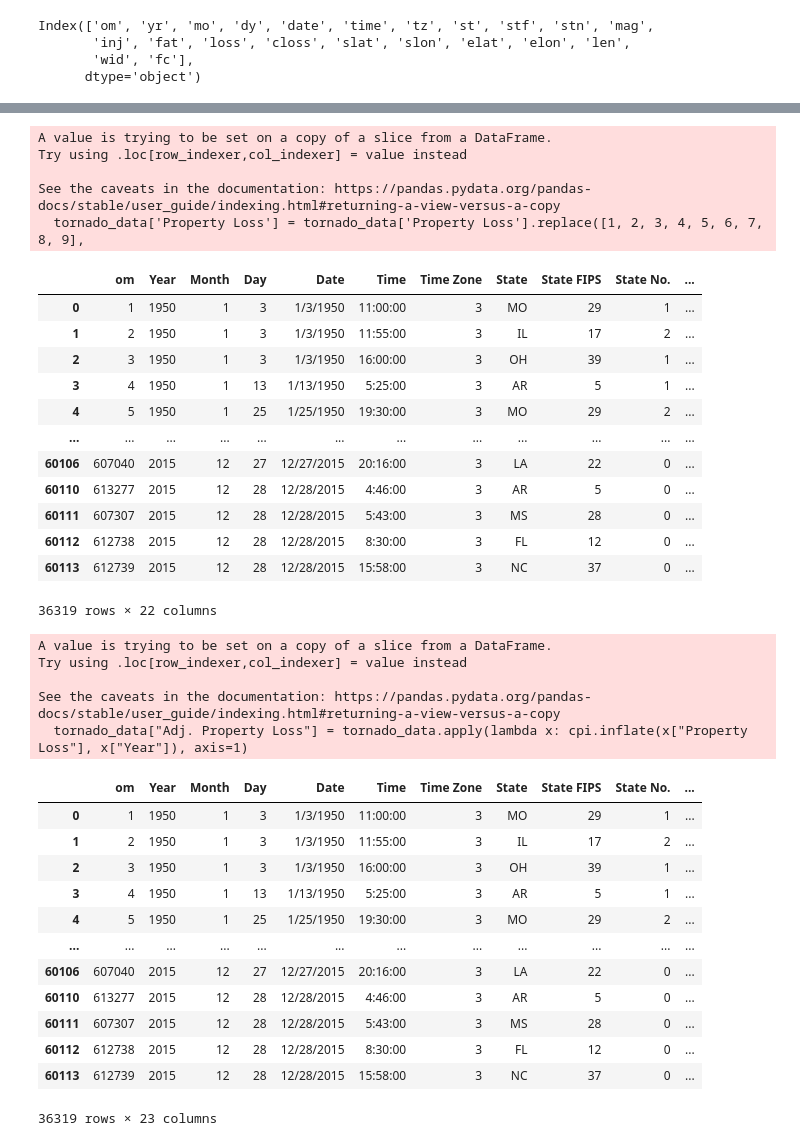
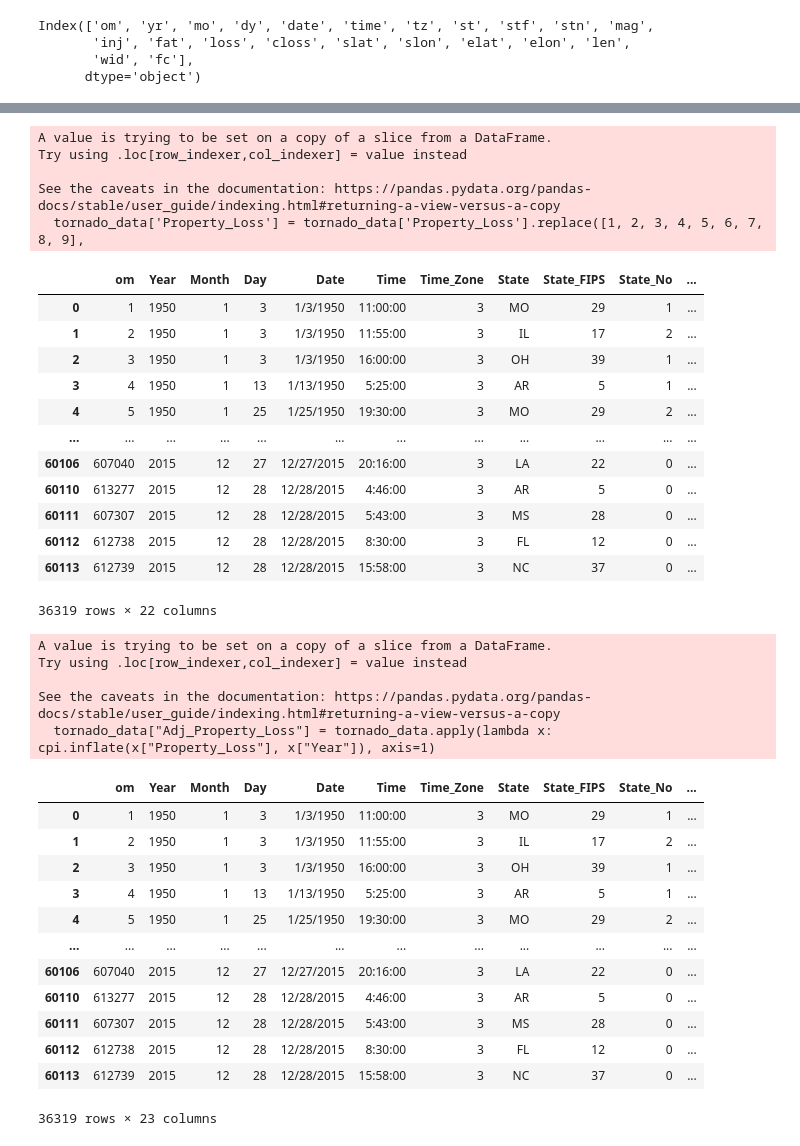
Before and after one commit to lmarksman/Project4, a Jupyter notebook: Final_Project_models.ipynb, the cells around one changed output, grey strips where cells are left out. Cells and saved outputs as stored; diff of their text form; code cells hidden in the pictures.

```diff
--- a/Final_Project_models.ipynb
+++ b/Final_Project_models.ipynb
@@ -20,10 +21,10 @@ Index(['om', 'yr', 'mo', 'dy', 'date', 'time', 'tz', 'st', 'stf', 'stn', 'mag',
       dtype='object')
 # %%
 # Clean up file
-tornado_data.rename(columns = {'yr':'Year', 'mo':'Month','dy':'Day','date':'Date','time':'Time','tz':'Time Zone',
-                               'st':'State','stf':'State FIPS','stn':'State No.','mag':'Magnitude','inj':'Injuries',
-                               'fat':'Fatalities','loss':'Property Loss','closs':'Crop Loss','slat':'Starting Lat',
-                               'slon':'Starting Lon','elat':'Ending Lat','elon':'Ending Lon','len':'Length',
+tornado_data.rename(columns = {'yr':'Year', 'mo':'Month','dy':'Day','date':'Date','time':'Time','tz':'Time_Zone',
+                               'st':'State','stf':'State_FIPS','stn':'State_No','mag':'Magnitude','inj':'Injuries',
+                               'fat':'Fatalities','loss':'Property_Loss','closs':'Crop_Loss','slat':'Starting_Lat',
+                               'slon':'Starting_Lon','elat':'Ending_Lat','elon':'Ending_Lon','len':'Length',
                                'wid':'Width'}, inplace = True)
 tornado_data
 # %% [output]
@@ -42,6 +43,6 @@ tornado_data
 60114 rows × 22 columns
 # %%
 # Remove zeroes from Property Loss column
-tornado_data = tornado_data[tornado_data['Property Loss'] > 0]
+tornado_data = tornado_data[tornado_data['Property_Loss'] > 0]
 tornado_data
 # %% [output]
@@ -70,7 +71,7 @@ tornado_data
 # 8 = 275
 # 9 = 2750
 
-tornado_data['Property Loss'] = tornado_data['Property Loss'].replace([1, 2, 3, 4, 5, 6, 7, 8, 9],
+tornado_data['Property_Loss'] = tornado_data['Property_Loss'].replace([1, 2, 3, 4, 5, 6, 7, 8, 9],
                                     [.000025, .000275, .00275, .0275, .275, 2.75, 27.5, 275, 2750])
 tornado_data
 # %% [output]
@@ -78,8 +79,8 @@ A value is trying to be set on a copy of a slice from a DataFrame.
 Try using .loc[row_indexer,col_indexer] = value instead
 
 See the caveats in the documentation: https://pandas.pydata.org/pandas-docs/stable/user_guide/indexing.html#returning-a-view-versus-a-copy
-  tornado_data['Property Loss'] = tornado_data['Property Loss'].replace([1, 2, 3, 4, 5, 6, 7, 8, 9],
+  tornado_data['Property_Loss'] = tornado_data['Property_Loss'].replace([1, 2, 3, 4, 5, 6, 7, 8, 9],
-|  | om | Year | Month | Day | Date | Time | Time Zone | State | State FIPS | State No. | ... |
+|  | om | Year | Month | Day | Date | Time | Time_Zone | State | State_FIPS | State_No | ... |
 | 0 | 1 | 1950 | 1 | 3 | 1/3/1950 | 11:00:00 | 3 | MO | 29 | 1 | ... |
 | 1 | 2 | 1950 | 1 | 3 | 1/3/1950 | 11:55:00 | 3 | IL | 17 | 2 | ... |
 | 2 | 3 | 1950 | 1 | 3 | 1/3/1950 | 16:00:00 | 3 | OH | 39 | 1 | ... |
@@ -94,16 +95,16 @@ See the caveats in the documentation: https://pandas.pydata.org/pandas-docs/stab
 36319 rows × 22 columns
 # %%
 # Adjust $ amount for inflation
-tornado_data["Adj. Property Loss"] = tornado_data.apply(lambda x: cpi.inflate(x["Property Loss"], x["Year"]), axis=1)
+tornado_data["Adj_Property_Loss"] = tornado_data.apply(lambda x: cpi.inflate(x["Property_Loss"], x["Year"]), axis=1)
 
 tornado_data
 # %% [output]
 A value is trying to be set on a copy of a slice from a DataFrame.
 Try using .loc[row_indexer,col_indexer] = value instead
 
 See the caveats in the documentation: https://pandas.pydata.org/pandas-docs/stable/user_guide/indexing.html#returning-a-view-versus-a-copy
-  tornado_data["Adj. Property Loss"] = tornado_data.apply(lambda x: cpi.inflate(x["Property Loss"], x["Year"]), axis=1)
+  tornado_data["Adj_Property_Loss"] = tornado_data.apply(lambda x: cpi.inflate(x["Property_Loss"], x["Year"]), axis=1)
-|  | om | Year | Month | Day | Date | Time | Time Zone | State | State FIPS | State No. | ... |
+|  | om | Year | Month | Day | Date | Time | Time_Zone | State | State_FIPS | State_No | ... |
 | 0 | 1 | 1950 | 1 | 3 | 1/3/1950 | 11:00:00 | 3 | MO | 29 | 1 | ... |
 | 1 | 2 | 1950 | 1 | 3 | 1/3/1950 | 11:55:00 | 3 | IL | 17 | 2 | ... |
 | 2 | 3 | 1950 | 1 | 3 | 1/3/1950 | 16:00:00 | 3 | OH | 39 | 1 | ... |
```
Also changed, not shown: parts of 6 cells of this notebook, 2 other files.
